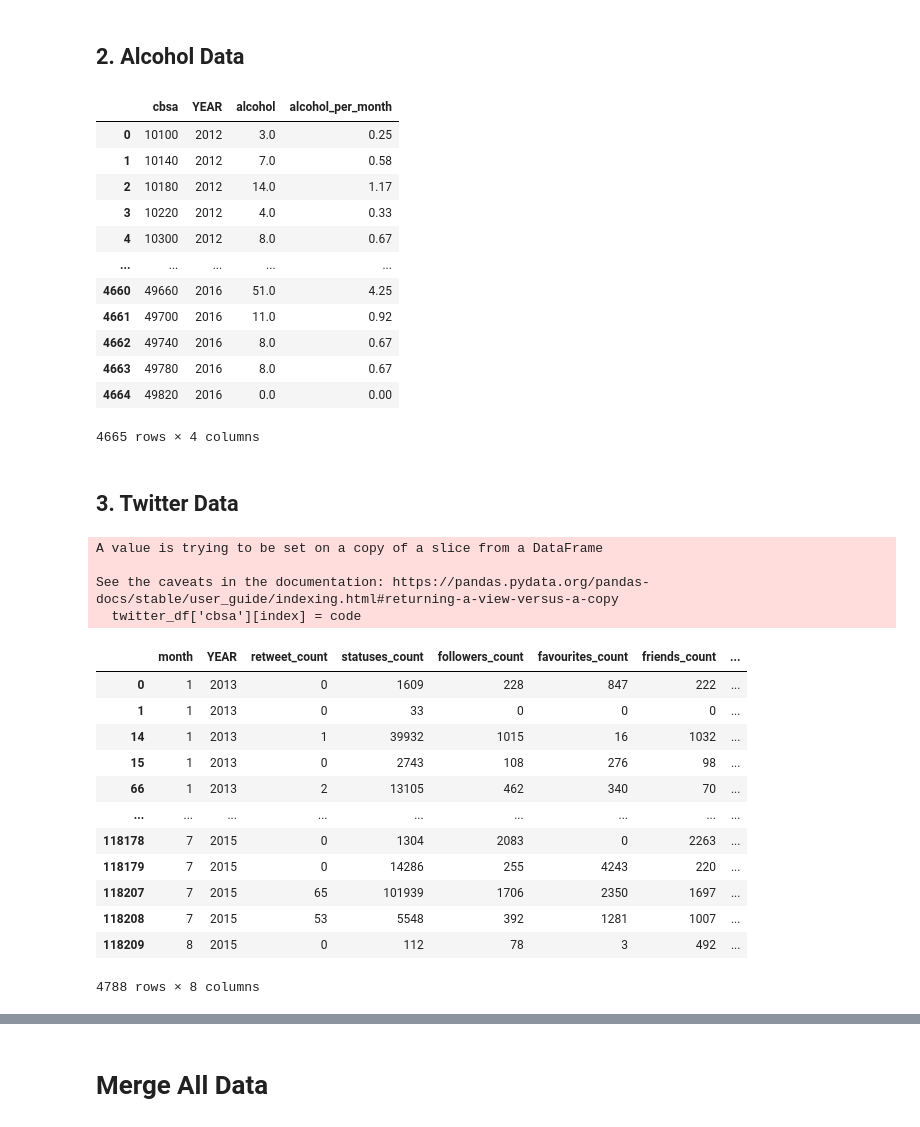
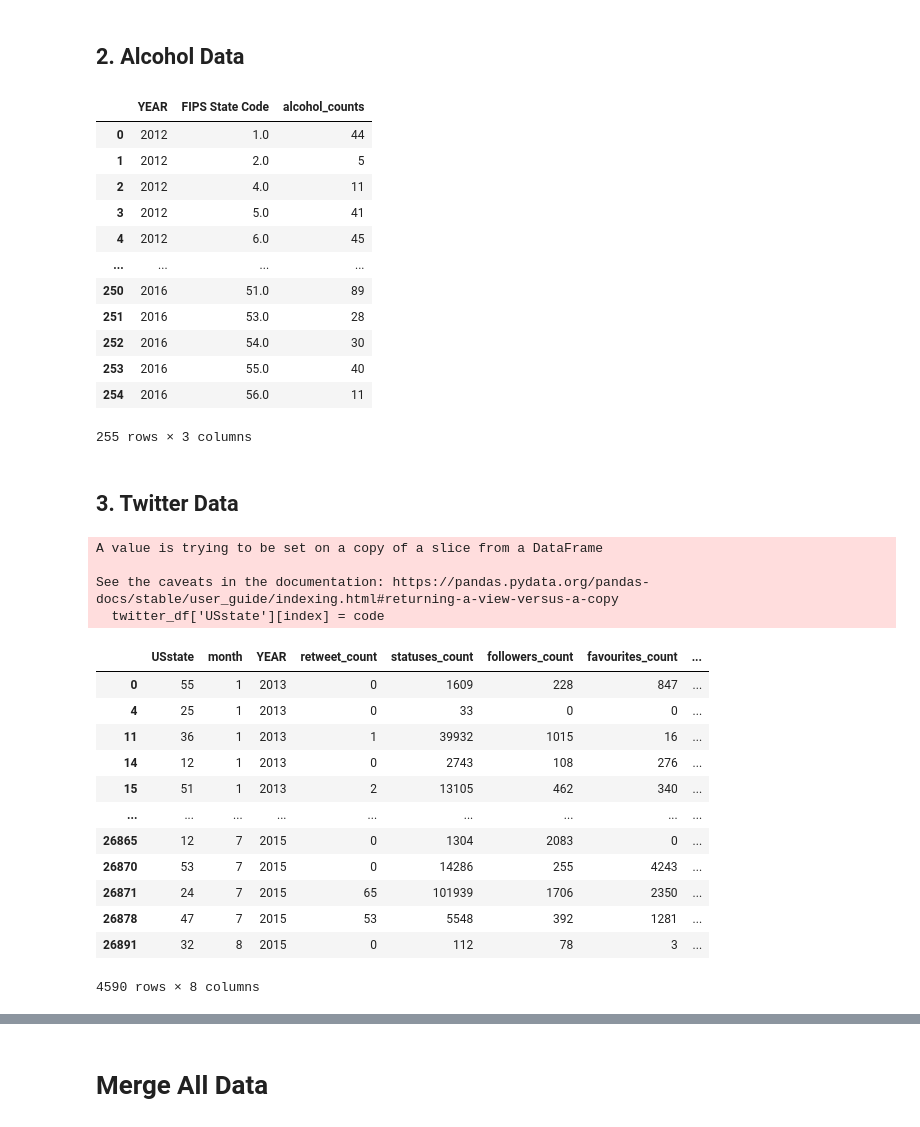
Before and after one commit to cenxi-si/DS-industry-project-group35, a Jupyter notebook: Data Prepossessing.ipynb, the cells around one changed output, grey strips where cells are left out. Cells and saved outputs as stored; diff of their text form; code cells hidden in the pictures.

```diff
--- a/Data Prepossessing.ipynb
+++ b/Data Prepossessing.ipynb
@@ -13,5 +13,7 @@ delineation_df = delineation_df.iloc[1:1918]
 delineation_df = delineation_df.rename(columns=delineation_df.iloc[0])
 delineation_df = delineation_df.drop(1)
 delineation_df['FIPS State Code'] = delineation_df['FIPS State Code'].astype(int)
+delineation_df['CBSA Code'] = delineation_df['CBSA Code'].astype(int)
+delineation_df = delineation_df[['CBSA Code', 'State Name', 'FIPS State Code']]
 delineation_df
 # %% [output]
@@ -33,5 +35,6 @@ code = pyreadr.read_r('./data/code.Rds')
 # %%
 code_df = code[None]
 code_df['cityID'] = code_df['cityID'].astype(int)
+code_df = code_df.drop(columns=['NAME', 'ORI', 'countyID'])
 code_df
 # %% [output]
@@ -52,5 +72,3 @@ code_df
 ## 1. Crime Data
 # %%
 crime_df = pd.read_csv('./data/crime.csv')
-# %%
-crime_df = crime_df.drop(columns=['ORI', 'GROUP', 'countyID', 'ORI', 'FIPS State Code'])
@@ -74,65 +168,69 @@ crime_df = crime_df.drop(columns=['ORI', 'GROUP', 'countyID', 'ORI', 'FIPS State
 alcohol_df = pd.read_csv('./data/alcohol.csv')
 alcohol_df['alcohol_per_month'] = round(alcohol_df['alcohol']/12, 2)
 alcohol_df = alcohol_df.fillna(0)
+alcohol_df = pd.merge(alcohol_df, delineation_df, left_on='cbsa', right_on='CBSA Code', how='left')
+alcohol_df = alcohol_df.dropna(subset=['FIPS State Code'])
+alcohol_df = alcohol_df.drop(columns=['State Name', 'cbsa', 'CBSA Code'])
+alcohol_df = alcohol_df.groupby(['YEAR','FIPS State Code']).size().reset_index(name='alcohol_counts')
 alcohol_df
 # %% [output]
-|  | cbsa | YEAR | alcohol | alcohol_per_month |
-| 0 | 10100 | 2012 | 3.0 | 0.25 |
-| 1 | 10140 | 2012 | 7.0 | 0.58 |
-| 2 | 10180 | 2012 | 14.0 | 1.17 |
-| 3 | 10220 | 2012 | 4.0 | 0.33 |
-| 4 | 10300 | 2012 | 8.0 | 0.67 |
-| ... | ... | ... | ... | ... |
-| 4660 | 49660 | 2016 | 51.0 | 4.25 |
-| 4661 | 49700 | 2016 | 11.0 | 0.92 |
-| 4662 | 49740 | 2016 | 8.0 | 0.67 |
-| 4663 | 49780 | 2016 | 8.0 | 0.67 |
-| 4664 | 49820 | 2016 | 0.0 | 0.00 |
+|  | YEAR | FIPS State Code | alcohol_counts |
+| 0 | 2012 | 1.0 | 44 |
+| 1 | 2012 | 2.0 | 5 |
+| 2 | 2012 | 4.0 | 11 |
+| 3 | 2012 | 5.0 | 41 |
+| 4 | 2012 | 6.0 | 45 |
+| ... | ... | ... | ... |
+| 250 | 2016 | 51.0 | 89 |
+| 251 | 2016 | 53.0 | 28 |
+| 252 | 2016 | 54.0 | 30 |
+| 253 | 2016 | 55.0 | 40 |
+| 254 | 2016 | 56.0 | 11 |
-4665 rows × 4 columns
+255 rows × 3 columns
 # %% [markdown]
 ## 3. Twitter Data
 # %%
 twitter_df = pd.read_csv('./data/twitter_example.csv', encoding = "ISO-8859-1")
 # only select useful columns
 twitter_df = twitter_df[['id_str', 'UScounty', 'UScity', 'USstate', 'day', 'month', 'YEAR', 'user_id_str', 'lang',
                          'retweet_count', 'statuses_count', 'followers_count', 'favourites_count', 'friends_count']]
 # drop missing value
 twitter_df = twitter_df.dropna(subset = ['UScity', 'USstate'], how='all')
 # add cbsa code
 twitter_df = twitter_df.fillna(0)
 twitter_df['UScity'] = twitter_df['UScity'].astype(int)
 twitter_df['USstate'] = twitter_df['USstate'].astype(int)
 twitter_df = pd.merge(twitter_df, code_df, left_on='UScity', right_on='cityID', how='left') #4948
 twitter_df = twitter_df.drop_duplicates(subset=['id_str'])
 
 delineation_df_small = delineation_df[['CBSA Code', 'FIPS State Code']]
-twitter_df = pd.merge(twitter_df, delineation_df_small, left_on='USstate', right_on='FIPS State Code', how='left')
+twitter_df = pd.merge(twitter_df, delineation_df_small, left_on='cbsa', right_on='CBSA Code', how='left')
 twitter_df = twitter_df.drop_duplicates(subset=['id_str'])
-twitter_df = twitter_df.drop(columns=['cityID', 'NAME', 'countyID', 'ORI', 'FIPS State Code'])
+twitter_df = twitter_df.drop(columns=['cityID', 'cbsa', 'CBSA Code'])
 twitter_df = twitter_df.fillna(0)
 for index, row in twitter_df.iterrows():
-    if twitter_df['cbsa'][index]==0:
-        code = twitter_df['CBSA Code'][index]
-        twitter_df['cbsa'][index] = code
-twitter_df = twitter_df.drop(columns=['lang','CBSA Code', 'UScounty', 'UScity', 'USstate', 'day', 'user_id_str', 'id_str'])
-twitter_df = twitter_df[twitter_df['cbsa']!=0]
-twitter_df #4788
+    if twitter_df['USstate'][index]==0:
+        code = twitter_df['FIPS State Code'][index]
+        twitter_df['USstate'][index] = code
+twitter_df = twitter_df.drop(columns=['lang','FIPS State Code', 'UScounty', 'UScity', 'day', 'user_id_str', 'id_str'])
+twitter_df = twitter_df[twitter_df['USstate']!=0]
+twitter_df #4590
 # %% [output]
 A value is trying to be set on a copy of a slice from a DataFrame
 
 See the caveats in the documentation: https://pandas.pydata.org/pandas-docs/stable/user_guide/indexing.html#returning-a-view-versus-a-copy
-  twitter_df['cbsa'][index] = code
+  twitter_df['USstate'][index] = code
-|  | month | YEAR | retweet_count | statuses_count | followers_count | favourites_count | friends_count | ... |
-| 0 | 1 | 2013 | 0 | 1609 | 228 | 847 | 222 | ... |
-| 1 | 1 | 2013 | 0 | 33 | 0 | 0 | 0 | ... |
-| 14 | 1 | 2013 | 1 | 39932 | 1015 | 16 | 1032 | ... |
-| 15 | 1 | 2013 | 0 | 2743 | 108 | 276 | 98 | ... |
-| 66 | 1 | 2013 | 2 | 13105 | 462 | 340 | 70 | ... |
+|  | USstate | month | YEAR | retweet_count | statuses_count | followers_count | favourites_count | ... |
+| 0 | 55 | 1 | 2013 | 0 | 1609 | 228 | 847 | ... |
+| 4 | 25 | 1 | 2013 | 0 | 33 | 0 | 0 | ... |
+| 11 | 36 | 1 | 2013 | 1 | 39932 | 1015 | 16 | ... |
+| 14 | 12 | 1 | 2013 | 0 | 2743 | 108 | 276 | ... |
+| 15 | 51 | 1 | 2013 | 2 | 13105 | 462 | 340 | ... |
 | ... | ... | ... | ... | ... | ... | ... | ... | ... |
-| 118178 | 7 | 2015 | 0 | 1304 | 2083 | 0 | 2263 | ... |
-| 118179 | 7 | 2015 | 0 | 14286 | 255 | 4243 | 220 | ... |
-| 118207 | 7 | 2015 | 65 | 101939 | 1706 | 2350 | 1697 | ... |
-| 118208 | 7 | 2015 | 53 | 5548 | 392 | 1281 | 1007 | ... |
-| 118209 | 8 | 2015 | 0 | 112 | 78 | 3 | 492 | ... |
+| 26865 | 12 | 7 | 2015 | 0 | 1304 | 2083 | 0 | ... |
+| 26870 | 53 | 7 | 2015 | 0 | 14286 | 255 | 4243 | ... |
+| 26871 | 24 | 7 | 2015 | 65 | 101939 | 1706 | 2350 | ... |
+| 26878 | 47 | 7 | 2015 | 53 | 5548 | 392 | 1281 | ... |
+| 26891 | 32 | 8 | 2015 | 0 | 112 | 78 | 3 | ... |
-4788 rows × 8 columns
+4590 rows × 8 columns
 # %%
```
Also changed, not shown: parts of 9 cells of this notebook, 5 other files.
